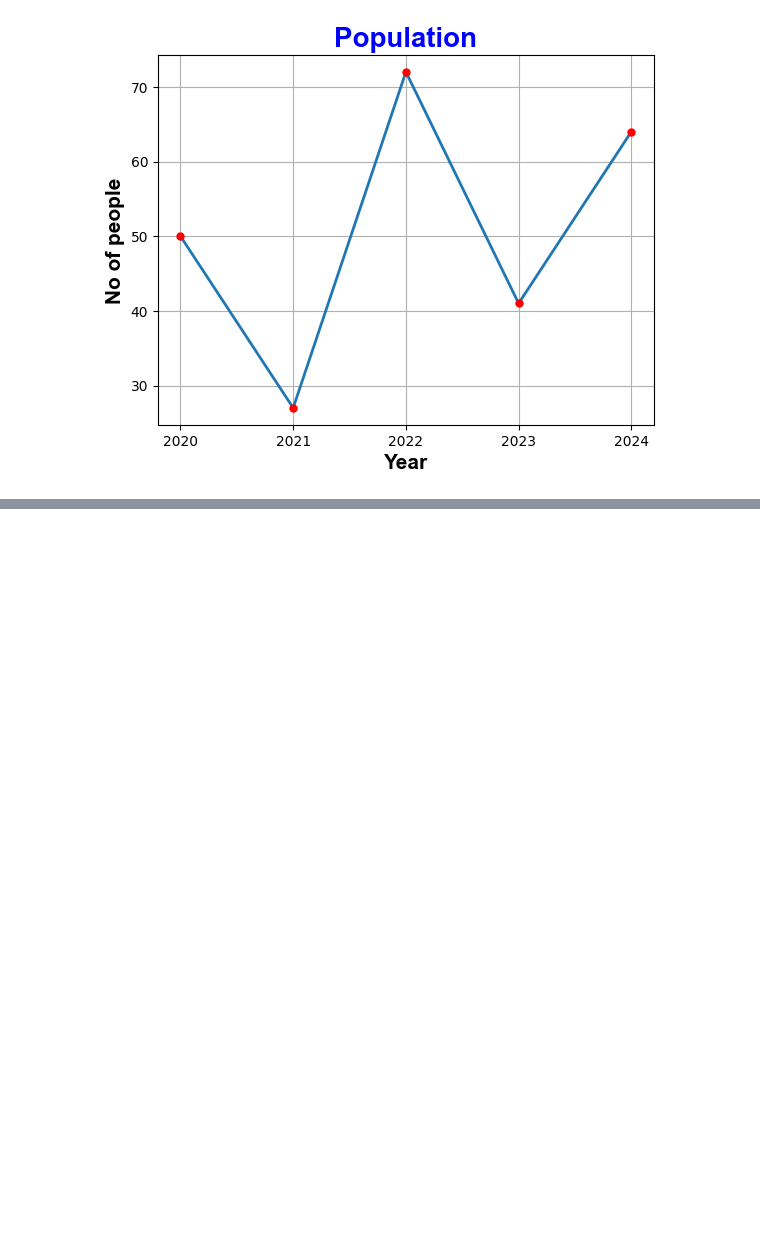
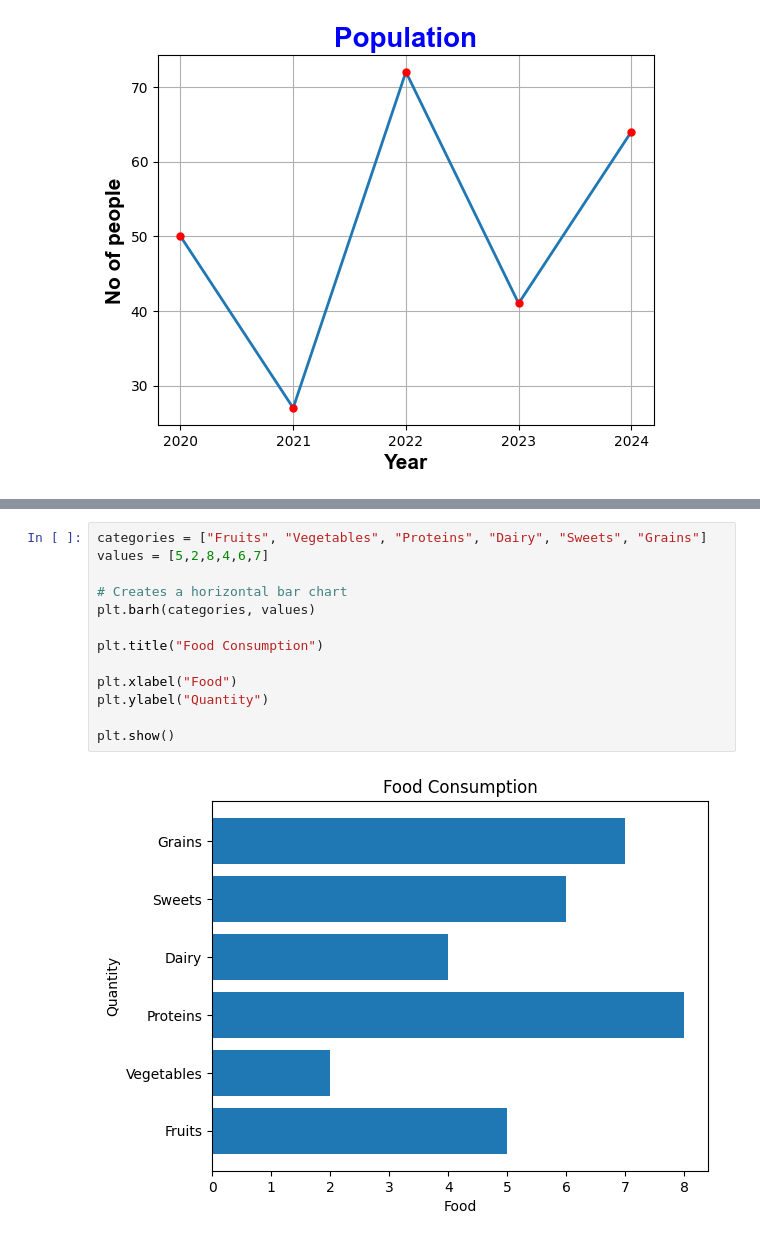
Before and after one commit to VRYeshwanth/AI-ML-Journey, a Jupyter notebook: Matplotlib Basics/basics.ipynb, the cells around one changed output, grey strips where cells are left out. Drawn from its saved outputs; the diff is of its cells as text; blank space fills up the shorter version.

```diff
--- a/Matplotlib Basics/basics.ipynb
+++ b/Matplotlib Basics/basics.ipynb
@@ -40,0 +58,15 @@ plt.show()
+# %%
+categories = ["Fruits", "Vegetables", "Proteins", "Dairy", "Sweets", "Grains"]
+values = [5,2,8,4,6,7]
+
+# Creates a horizontal bar chart
+plt.barh(categories, values)
+
+plt.title("Food Consumption")
+
+plt.xlabel("Food")
+plt.ylabel("Quantity")
+
+plt.show()
+# %% [output]
+[figure, added]
```
Also changed, not shown: parts of 2 cells of this notebook.
